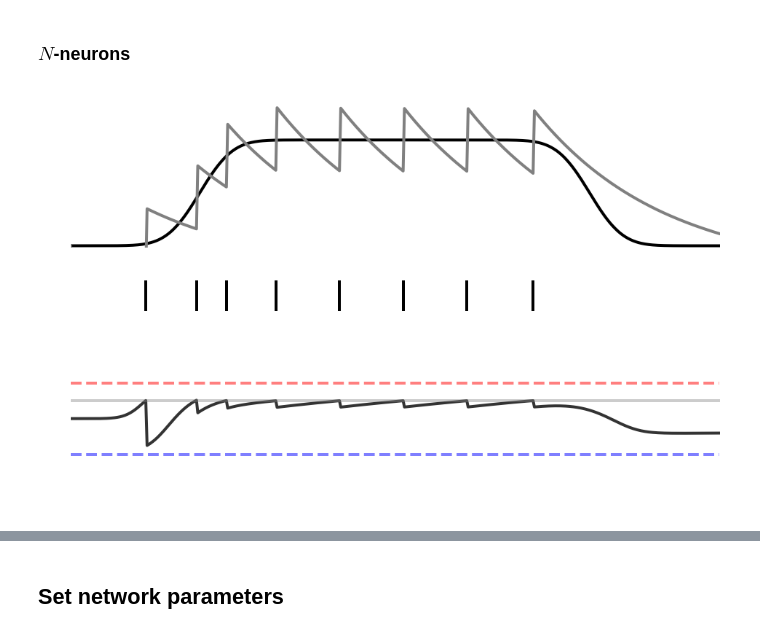
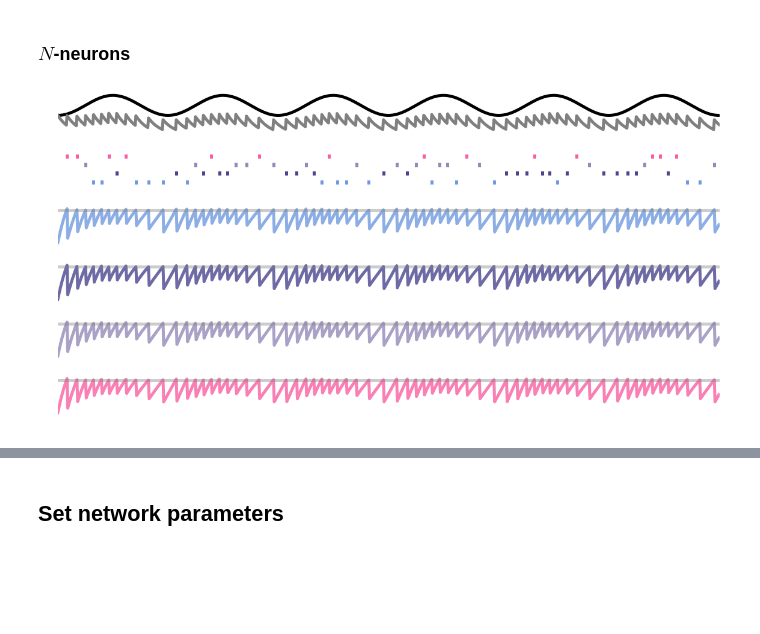
Before and after one commit to ABra1993/LisbonLab, a Jupyter notebook: Conductance/SNN_conductance.ipynb, the cells around one changed output, grey strips where cells are left out. Cells and saved outputs as stored; diff of their text form; code cells hidden in the pictures; blank space fills up the shorter version.

```diff
--- a/Conductance/SNN_conductance.ipynb
+++ b/Conductance/SNN_conductance.ipynb
@@ -478,7 +590,6 @@ def visualize(color, plot_voltage=True, plot_c=False, plot_E=False):
             counter += 1
             pl.axis('off')
             pl.xlim(0, iterations * dt)
-            pl.ylim(-3, 0.6)
             pl.yticks(fontsize=15)
             pl.plot(t, voltage[i, :], color=color[i], label='N%i'%(i+1), alpha=0.8, lw=w)
             pl.plot(t, np.ones(iterations) * T[i], color='gray', alpha=0.4, lw=w)
@@ -507,7 +618,7 @@ def visualize_single_neuron():
     if plot_c == True:
         pl.plot(t[:-1], c, '--k', label=r'$x + \dot{x}$', alpha=0.2, lw=w)
     pl.xlim(0, iterations * dt)
-    pl.ylim(-0.1, 7)
+#    pl.ylim(-0.1, 7)
 
     ax2 = pl.subplot2grid((plots, 1), (2, 0))
     pl.axis('off')
@@ -525,6 +636,7 @@ def visualize_single_neuron():
     # plot voltage over time
     if plot_voltage == True:
         ax3 = pl.subplot2grid((plots, 1), (3, 0), rowspan=2)
+        pl.ylim(-2, 0.6)
         pl.axis('off')
         pl.xlim(0, iterations * dt)
         pl.xticks(fontsize=15)
@@ -536,4 +648,3 @@ def visualize_single_neuron():
             if plot_E == True:
                 pl.plot(t, np.ones(iterations) * E_e, '--r', alpha=0.5, label='Reversal potential E', lw=w)
                 pl.plot(t, np.ones(iterations) * E_i, '--b', alpha=0.5, label='Reversal potential I', lw=w)
-            pl.ylim(-2.1, 2.1)
@@ -647,68 +653,44 @@ temp = np.zeros((4, len(X)))
 # %% [markdown]
 ### $\textit{N}$-neurons
 # %%
-N = 1                                                    # number of neurons
-dt = 0.01                                                 # time step
-iterations = 500                                        # length of simulation
-homogeneous_weights = True                               # homogeneous weights or different weights for each neuron
-gamma_hom = 1                                                # readout weight if homogeneous
-positive_input = False                                  # allow negative or only positive input signal
-constant= False                                           # create constant or time-variant input signal
-sinusoidal = False                                       # create sinusoidal wafevorm as input signal
-c_upp = 5                                            # value signal input
+N = 4                                                   # number of neurons
+dt = 0.05                                               # time step
+iterations = 1000                                       # length of simulation
+homogeneous_weights = True                              # homogeneous weights or different weights for each neuron
+gamma_hom = 1                                           # readout weight if homogeneous
+positive_input = True                                   # allow negative or only positive input signal
+constant= False                                         # create constant or time-variant input signal
+sinusoidal = True                                       # create sinusoidal wafevorm as input signal
+c_upp = 5                                               # value signal input
 rho = 0.1
-tau = 1                                                  # time constant
-beta = 0.0                                               # cost
-E_e = 1                                                  # excitatory reversal potential
-E_i = -1                                                 # inhibitory reversal potential
-lambda_constant = False                                  # indicates use of lambda
+color = np.random.randint(0, 255, size=(N, 3))/255      # assign color to each neuron
+tau = 1                                                 # time constant
+beta = 0.0                                              # cost
+E_e = 1                                                 # excitatory reversal potential
+E_i = -1                                                # inhibitory reversal potential
+lambda_constant = False                                 # indicates use of lambda
 var = 1
-permute_x_est = True                                    # permute readout
-color = np.random.randint(0, 255, size=(N, 3))/255       # return color for each neuron
-plot_c = False                                            # plot the input + input der (=c) or only input signal
-plot_voltage= True                                       # plot the voltages
-plot_E = True                                            # plot reversal potentials
-
-#################################### COLOR ####################################
-# color = np.random.randint(0, 255, size=(N, 3))/255
-# # color = np.array([[0.1254902 , 0.2627451 , 0.90196078]])
-# color = np.array([[0.1254902 , 0.2627451 , 0.90196078],
-#        [0.3372549 , 0.54901961, 0.96862745],
-#        [0.49803922, 0.63921569, 0.6       ]])
-#                  [0.22352941, 0.68235294, 0.37647059]])
-                 #[0.        , 0.50196078, 0.        ]])
-
-#color = np.array([[0.15294118, 0.48627451, 0.8       ]])
-# color = np.array([[0.01176471, 0.02745098, 0.71764706],
-#        [0.52941176, 0.58431373, 0.74117647],
-#        [0.61568627, 0.41568627, 0.31764706],
-#        [0.21568627, 0.46666667, 0.7254902 ],
-#        [0.56862745, 0.80392157, 0.96470588],
-#        [0.50980392, 0.58039216, 0.52941176],
-#        [0.54117647, 0.07843137, 0.32941176],
-#        [0.02352941, 0.87843137, 0.85098039],
-#        [0.2627451 , 0.01960784, 0.97647059],
-#        [0.1254902 , 0.6627451 , 0.97647059]])
-
-
-#################################### WEIGHTS ####################################
-# gamma_het = [0.1, -0.1]
-# D = np.array([0.2, -0.2])
-# gamma_het = gamma_het / 2
+permute_x_est = False                                   # permute readout
+color = np.random.randint(0, 255, size=(N, 3))/255      # return color for each neuron
+plot_c = False                                          # plot the input + input der (=c) or only input signal
+plot_voltage= True                                      # plot the voltages
+plot_E = False                                          # plot reversal potentials
 
 # run simulation
 if homogeneous_weights == True:
     t, x_est, o, voltage, D, T = initialize_params(N=N, dt=dt, iterations=iterations, homogeneous_weights=homogeneous_weights, gamma_hom=gamma_hom)
 else:
     t, x_est, o, voltage, D, T = initialize_params(N=N, dt=dt, iterations=iterations, homogeneous_weights=homogeneous_weights, gamma_het=gamma_het)
+# x_est[0] = 2
 if sinusoidal == True:
     x,c     = time_varying_signal_sinusoidal(positive_input=positive_input)
 else:
     x,c     = time_varying_signal(constant=constant, c_upp=c_upp, tau=tau)
+x_est[0] = 2
 x_est_cor = run(rho=rho, tau=tau, beta=beta, E_e=E_e, E_i=E_i, lambda_constant=lambda_constant, var=var, permute_x_est=permute_x_est)
 if N == 1:
     visualize_single_neuron()
 else:
     visualize(color=color, plot_voltage=plot_voltage, plot_c=plot_c, plot_E=plot_E)
 # %% [output]
-[figure, old version]
+[figure, new version]
```
Also changed, not shown: parts of 25 cells of this notebook, 7 other files.
